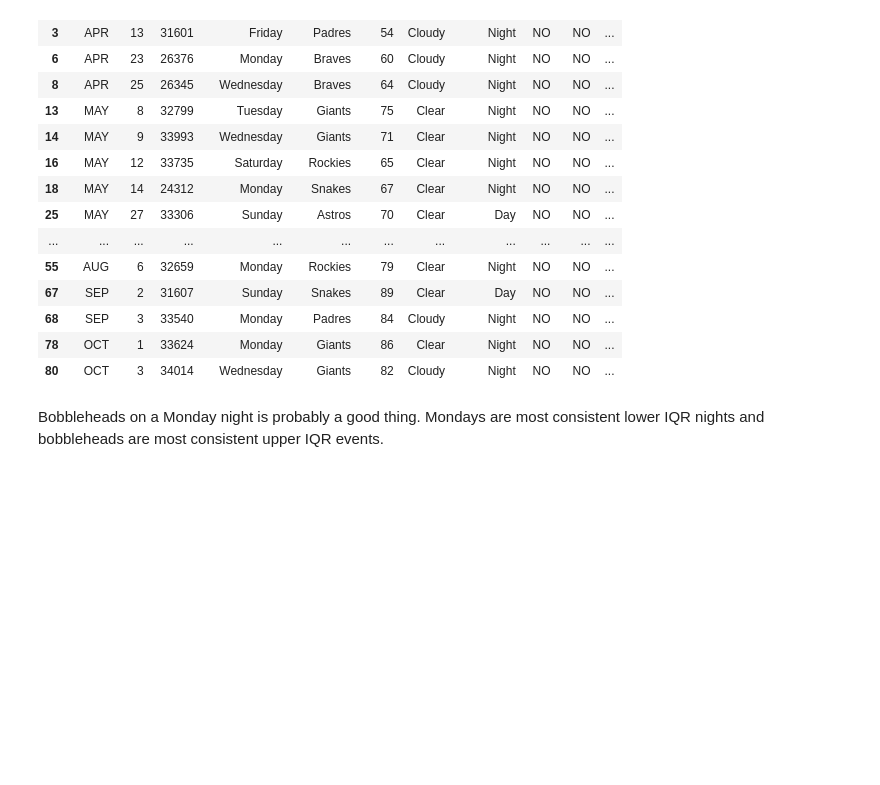
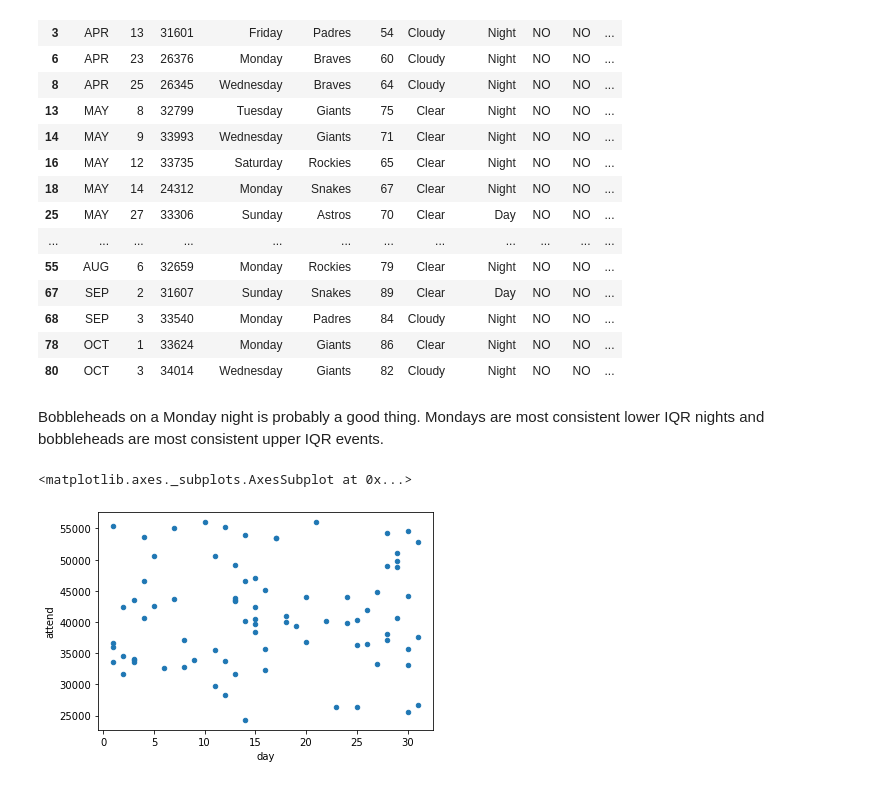
Before and after one commit to ramsey-king/DSC-630-Predictive-Analytics, a Jupyter notebook: Week-3/KingRamseyWeek3.ipynb, the cells around one changed output. Cells and saved outputs as stored; diff of their text form; code cells hidden in the pictures; blank space fills up the shorter version.

```diff
--- a/Week-3/KingRamseyWeek3.ipynb
+++ b/Week-3/KingRamseyWeek3.ipynb
@@ -108,3 +112,10 @@ dodgers_df_25.head(21)
 | 80 | OCT | 3 | 34014 | Wednesday | Giants | 82 | Cloudy | Night | NO | NO | ... |
 # %% [markdown]
 Bobbleheads on a Monday night is probably a good thing. Mondays are most consistent lower IQR nights and bobbleheads are most consistent upper IQR events.
+# %%
+# Will look at a few scatter plots to see if there are any correlations.  The first will be day vs attendance.
+
+dodgers_df.plot.scatter('day', 'attend')
+# %% [output]
+<matplotlib.axes._subplots.AxesSubplot at 0x...>
+[figure, added]
```
Also changed, not shown: parts of 9 cells of this notebook.
